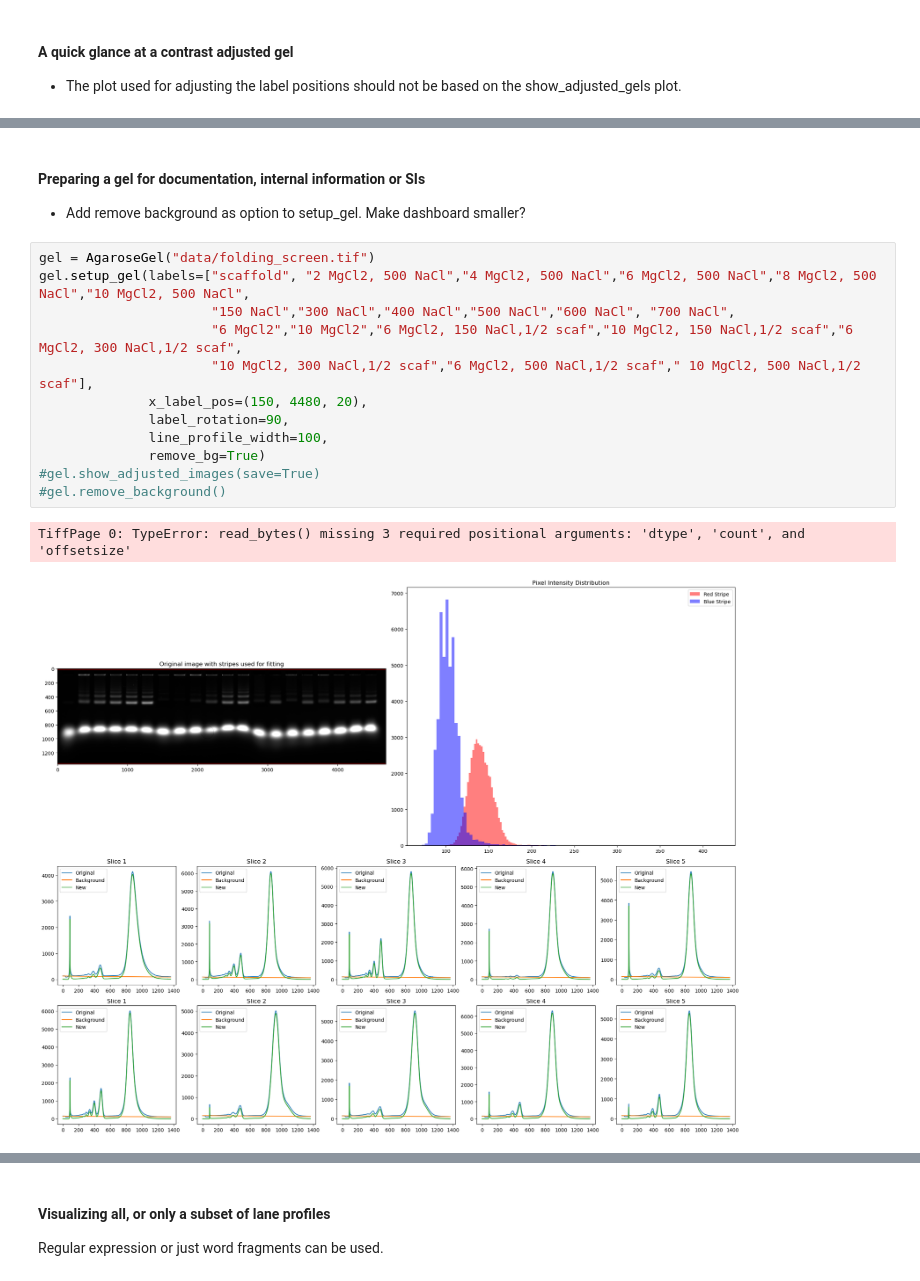
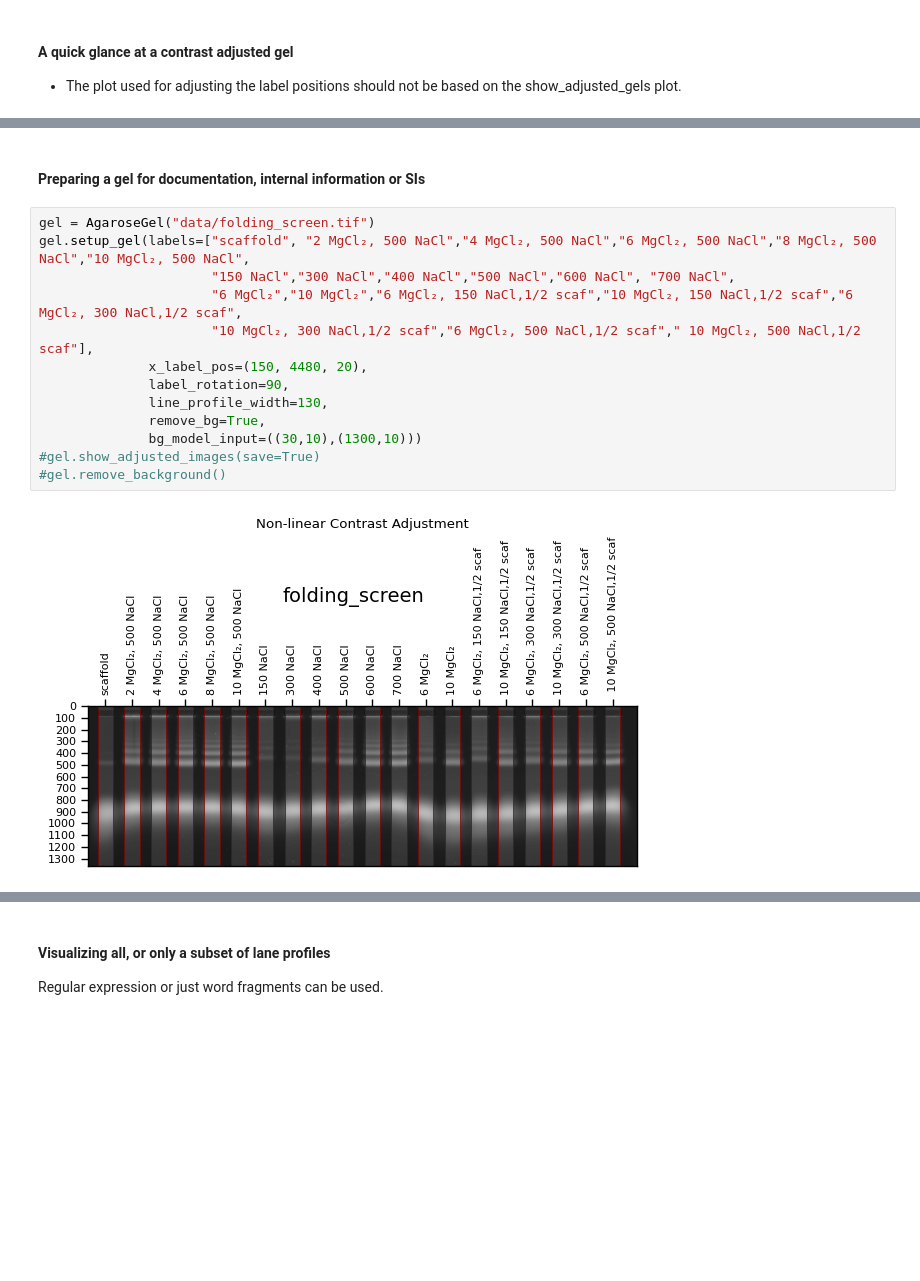
Before and after one commit to ckarfusehr/gelpy, a Jupyter notebook: examples/feature_demo.ipynb, the cells around one changed output, grey strips where cells are left out. Drawn from its saved outputs; the diff is of its cells as text; blank space fills up the shorter version.

```diff
--- a/examples/feature_demo.ipynb
+++ b/examples/feature_demo.ipynb
@@ -53,19 +57,17 @@ Used line width: 93 px, with a gel width of: 4688 px, and 20 xlabel positions
 # %% [markdown]
 #### Preparing a gel for documentation, internal information or SIs
-
-* Add remove background as option to setup_gel. Make dashboard smaller?
 # %%
 gel = AgaroseGel("data/folding_screen.tif")
-gel.setup_gel(labels=["scaffold", "2 MgCl2, 500 NaCl","4 MgCl2, 500 NaCl","6 MgCl2, 500 NaCl","8 MgCl2, 500 NaCl","10 MgCl2, 500 NaCl",
+gel.setup_gel(labels=["scaffold", "2 MgCl₂, 500 NaCl","4 MgCl₂, 500 NaCl","6 MgCl₂, 500 NaCl","8 MgCl₂, 500 NaCl","10 MgCl₂, 500 NaCl",
                       "150 NaCl","300 NaCl","400 NaCl","500 NaCl","600 NaCl", "700 NaCl",
-                      "6 MgCl2","10 MgCl2","6 MgCl2, 150 NaCl,1/2 scaf","10 MgCl2, 150 NaCl,1/2 scaf","6 MgCl2, 300 NaCl,1/2 scaf",
-                      "10 MgCl2, 300 NaCl,1/2 scaf","6 MgCl2, 500 NaCl,1/2 scaf"," 10 MgCl2, 500 NaCl,1/2 scaf"],
+                      "6 MgCl₂","10 MgCl₂","6 MgCl₂, 150 NaCl,1/2 scaf","10 MgCl₂, 150 NaCl,1/2 scaf","6 MgCl₂, 300 NaCl,1/2 scaf",
+                      "10 MgCl₂, 300 NaCl,1/2 scaf","6 MgCl₂, 500 NaCl,1/2 scaf"," 10 MgCl₂, 500 NaCl,1/2 scaf"],
               x_label_pos=(150, 4480, 20),
               label_rotation=90,
-              line_profile_width=100,
-              remove_bg=True)
+              line_profile_width=130,
+              remove_bg=True,
+              bg_model_input=((30,10),(1300,10)))
 #gel.show_adjusted_images(save=True)
 #gel.remove_background()
 # %% [output]
-TiffPage 0: TypeError: read_bytes() missing 3 required positional arguments: 'dtype', 'count', and 'offsetsize'
-[figure, old version]
+[figure, new version]
```
Also changed, not shown: parts of 8 cells of this notebook, 2 other files.
